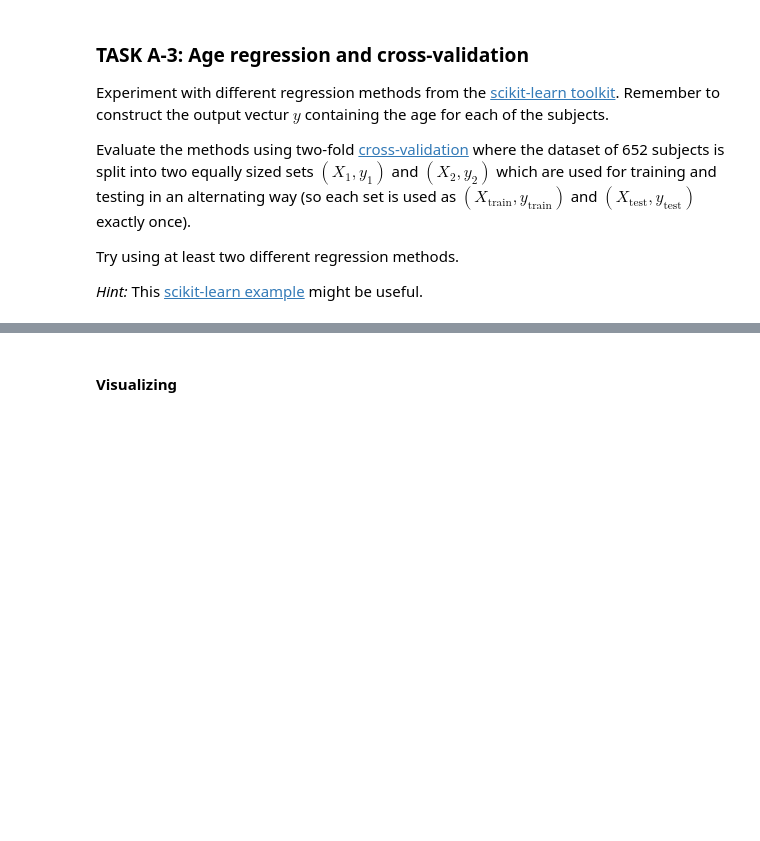
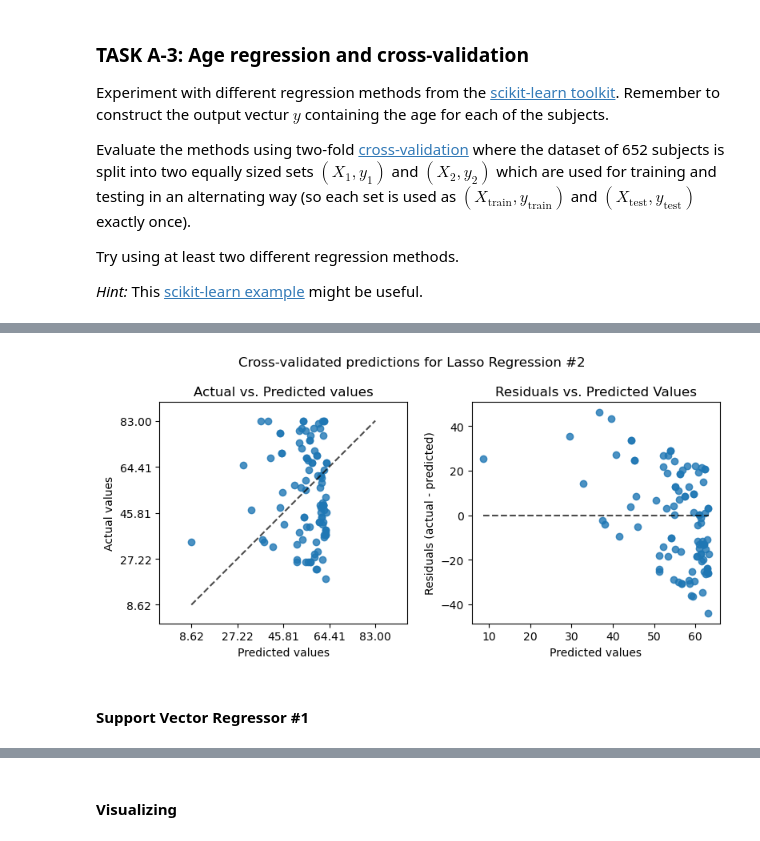
Before and after one commit to burakai/Age-Regression-from-Brain-MRI-Images, a Jupyter notebook: MIC-Term-Project.ipynb, the cells around one changed output, grey strips where cells are left out. Drawn from its saved outputs; the diff is of its cells as text; code cells hidden in the pictures; blank space fills up the shorter version.

```diff
--- a/MIC-Term-Project.ipynb
+++ b/MIC-Term-Project.ipynb
@@ -415,0 +773,37 @@ scores = model_svm.score(X_test, y_test)
+# %%
+from sklearn.linear_model import Lasso
+from sklearn.model_selection import cross_val_predict
+
+model_lasso = Lasso(alpha=0.5)
+
+y_pred_lasso_2 = cross_val_predict(model_lasso, X_1, y_1, cv=10)
+# %%
+import matplotlib.pyplot as plt
+from sklearn.metrics import PredictionErrorDisplay
+
+fig, axs = plt.subplots(ncols=2, figsize=(8, 4))
+PredictionErrorDisplay.from_predictions(
+    y_2,
+    y_pred=y_pred_lasso_2,
+    kind="actual_vs_predicted",
+    subsample=100,
+    ax=axs[0],
+    random_state=0,
+)
+axs[0].set_title("Actual vs. Predicted values")
+PredictionErrorDisplay.from_predictions(
+    y_2,
+    y_pred=y_pred_lasso_2,
+    kind="residual_vs_predicted",
+    subsample=100,
+    ax=axs[1],
+    random_state=0,
+)
+axs[1].set_title("Residuals vs. Predicted Values")
+fig.suptitle("Cross-validated predictions for Lasso Regression #2")
+plt.tight_layout()
+plt.show()
+# %% [output]
+[figure, added]
+# %% [markdown]
+#### Support Vector Regressor #1
```
Also changed, not shown: parts of 66 cells of this notebook.
